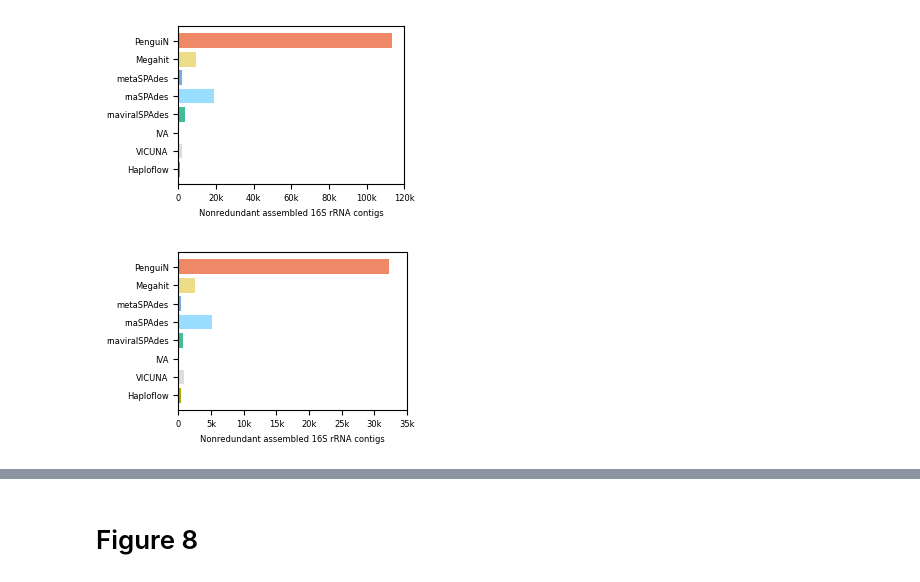
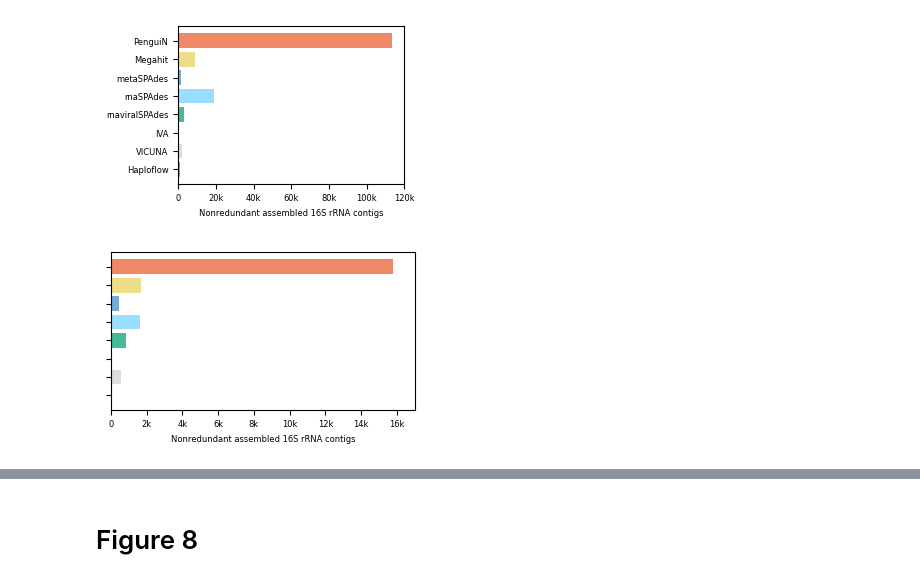
Before and after one commit to AnnSeidel/penguin-analysis, a Jupyter notebook: notebooks/metatranscriptomes_16S.ipynb, the cells around one changed output, grey strips where cells are left out. Saved outputs shown, nothing was run; the diff lists cells and outputs as text; code cells hidden in the pictures.

```diff
--- a/notebooks/metatranscriptomes_16S.ipynb
+++ b/notebooks/metatranscriptomes_16S.ipynb
@@ -84,32 +84,33 @@ fig.tight_layout()
 plt.savefig(outDir + "Fig_7_A.png", dpi=DPI, transparent=True)
 # %% [output]
 [figure]
-# %%
-# Figure 7 B
-
-def plot_horizontal_80perccov_99clust(ax):
-
-    assemblers0 = ("penguin", "megahit", "metaspades", "rnaspades",
-     "rnaviralspades", "iva", "vicuna", "haploflow")
-    assemblers = [label_dic[key] for key in assemblers0]
-    rrnas_counts = (32169, 2533, 322, 5132, 628, 117, 837, 323)
-
-    ax.barh(assemblers, rrnas_counts, align='center',
-     color=[color_dic[key] for key in assemblers0])
-    ax.invert_yaxis()
-    ax.set_xlabel('Nonredundant assembled 16S rRNA contigs')
-    ax.set_xlim(0, 35000)
-
-fig=plt.figure()
-#Set size
-plot_horizontal_80perccov_99clust(plt.gca())
-
-plt.gca().xaxis.set_major_formatter(xfmt)
-fig.set_size_inches(figureSize)
-fig.tight_layout()
-plt.savefig(outDir + "Fig_7_B.png", dpi=DPI, transparent=True)
-# %% [output]
-[figure, old version]
+# %%
+# Figure 7 B
+def plot_horizontal_silva_80perccov_99clust_silva50(ax):
+
+    assemblers0 = ("penguin", "megahit", "metaspades", "rnaspades",
+     "rnaviralspades", "iva", "vicuna", "haploflow")
+    assemblers = [label_dic[key] for key in assemblers0]
+    rrnas_counts = (15802, 1698, 433, 1650, 871, 61, 561, 65)
+
+    ax.barh(assemblers, rrnas_counts, align='center',
+     color=[color_dic[key] for key in assemblers0], linewidth=10)
+    ax.invert_yaxis()
+    ax.tick_params(labelleft=False)
+    ax.set_xlabel('Nonredundant assembled 16S rRNA contigs')
+
+    #ax.xaxis.set_ticks(np.array([0, 20000, 50000, 70000, 100000]))
+    ax.set_xlim(0, 17000)
+
+fig=plt.figure()
+#Set size
+plot_horizontal_silva_80perccov_99clust_silva50(plt.gca())
+plt.gca().xaxis.set_major_formatter(xfmt)
+fig.set_size_inches(figureSize)
+fig.tight_layout()
+plt.savefig(outDir + "Fig_7_B.png", dpi=DPI, transparent=True)
+# %% [output]
+[figure, added]
 # %%
 # Figure 7 C
 
```
Also changed, not shown: parts of 4 cells of this notebook.
